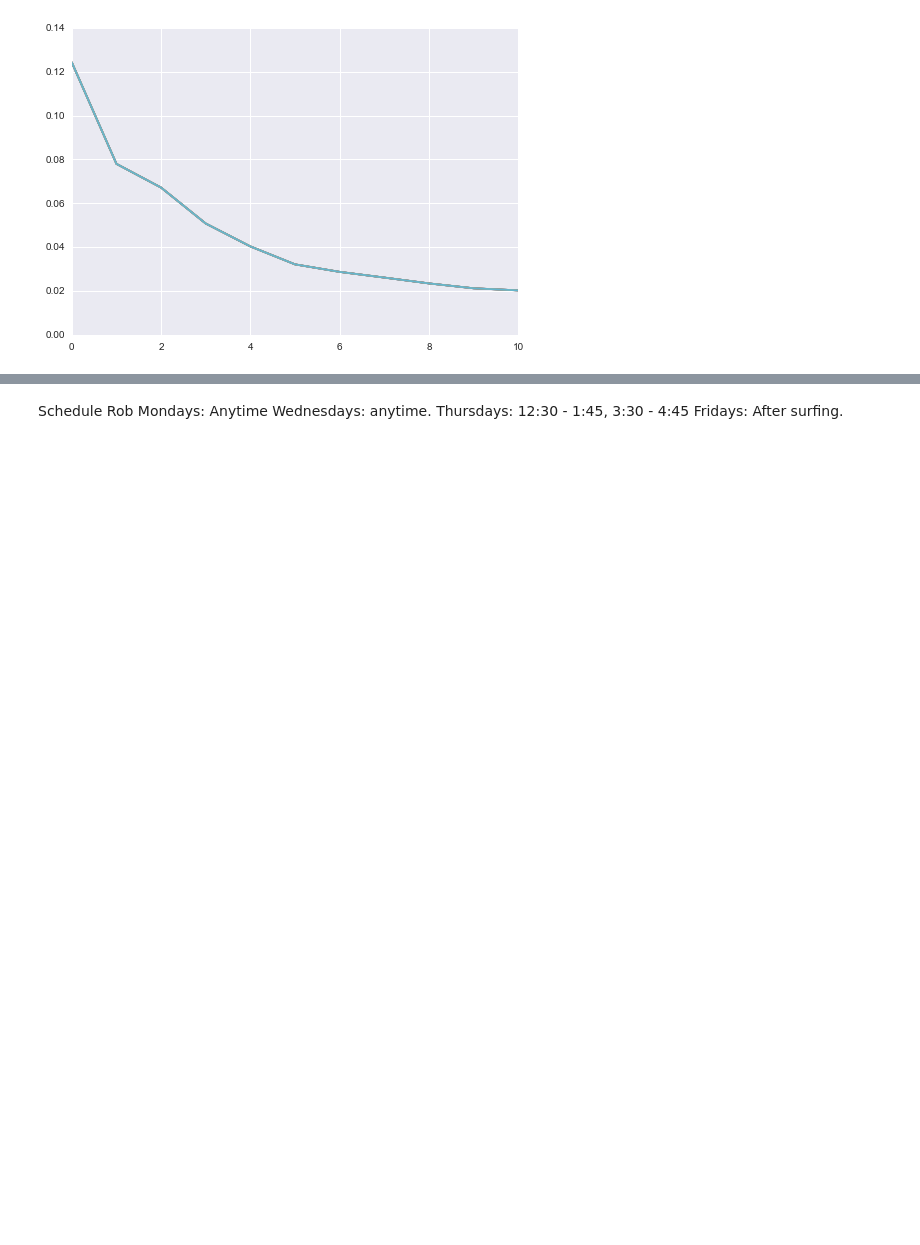
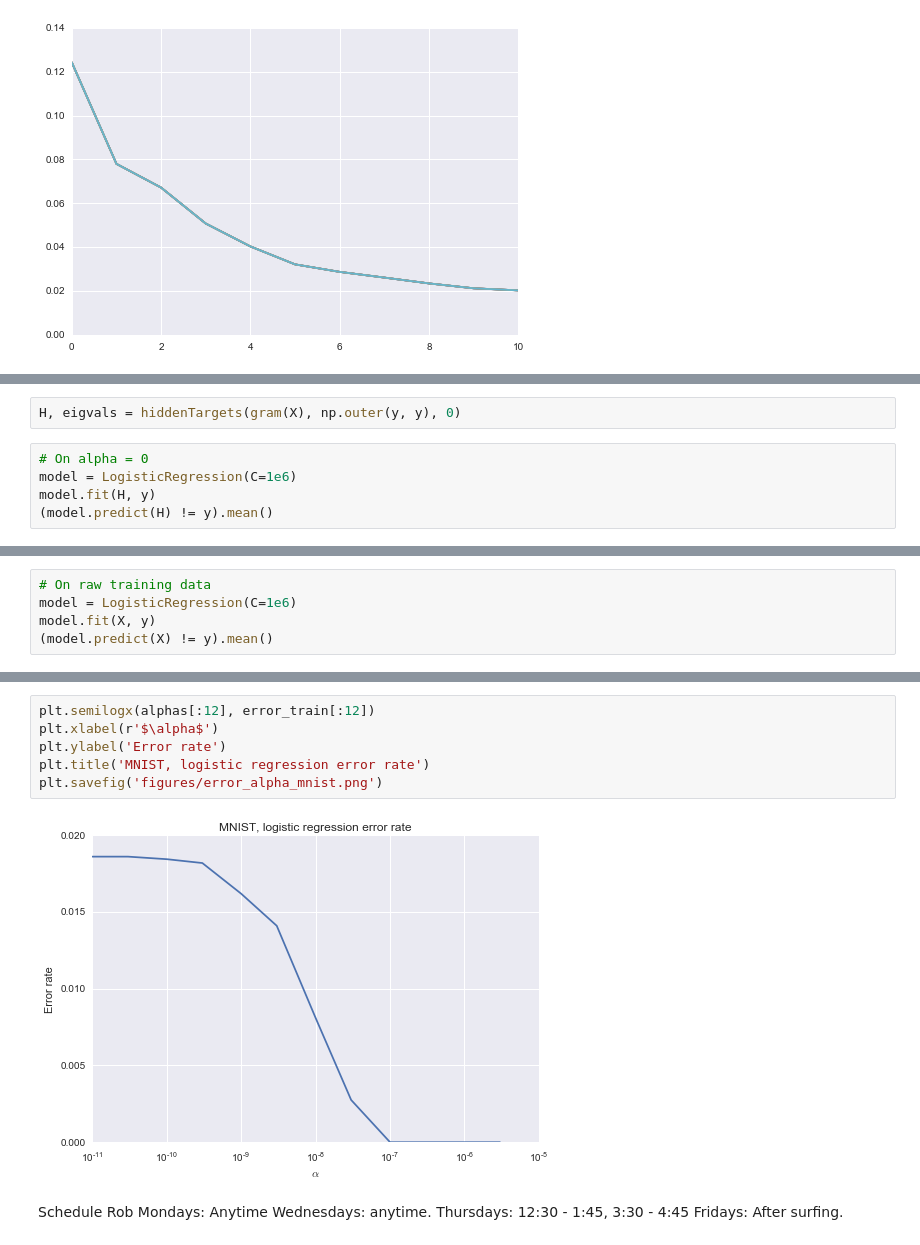
Before and after one commit to kristjanjonsson/Deep-Hidden-Layer-Learning, a Jupyter notebook: Prototyping-KJ.ipynb, the cells around one changed output, grey strips where cells are left out. Drawn from its saved outputs; the diff is of its cells as text; blank space fills up the shorter version.

```diff
--- a/Prototyping-KJ.ipynb
+++ b/Prototyping-KJ.ipynb
@@ -229,0 +244,7 @@ y.shape
+# %%
+H, eigvals = hiddenTargets(gram(X), np.outer(y, y), 0)
+# %%
+# On alpha = 0
+model = LogisticRegression(C=1e6)
+model.fit(H, y)
+(model.predict(H) != y).mean()
@@ -229,0 +253,5 @@ y.shape
+# %%
+# On raw training data
+model = LogisticRegression(C=1e6)
+model.fit(X, y)
+(model.predict(X) != y).mean()
@@ -256,3 +293,11 @@ plt.semilogx(alphas, error_train)
+# %%
+plt.semilogx(alphas[:12], error_train[:12])
+plt.xlabel(r'$\alpha$')
+plt.ylabel('Error rate')
+plt.title('MNIST, logistic regression error rate')
+plt.savefig('figures/error_alpha_mnist.png')
+# %% [output]
+[figure, added]
 # %% [markdown]
 Schedule Rob
 Mondays: Anytime
```
Also changed, not shown: parts of 20 cells of this notebook.
